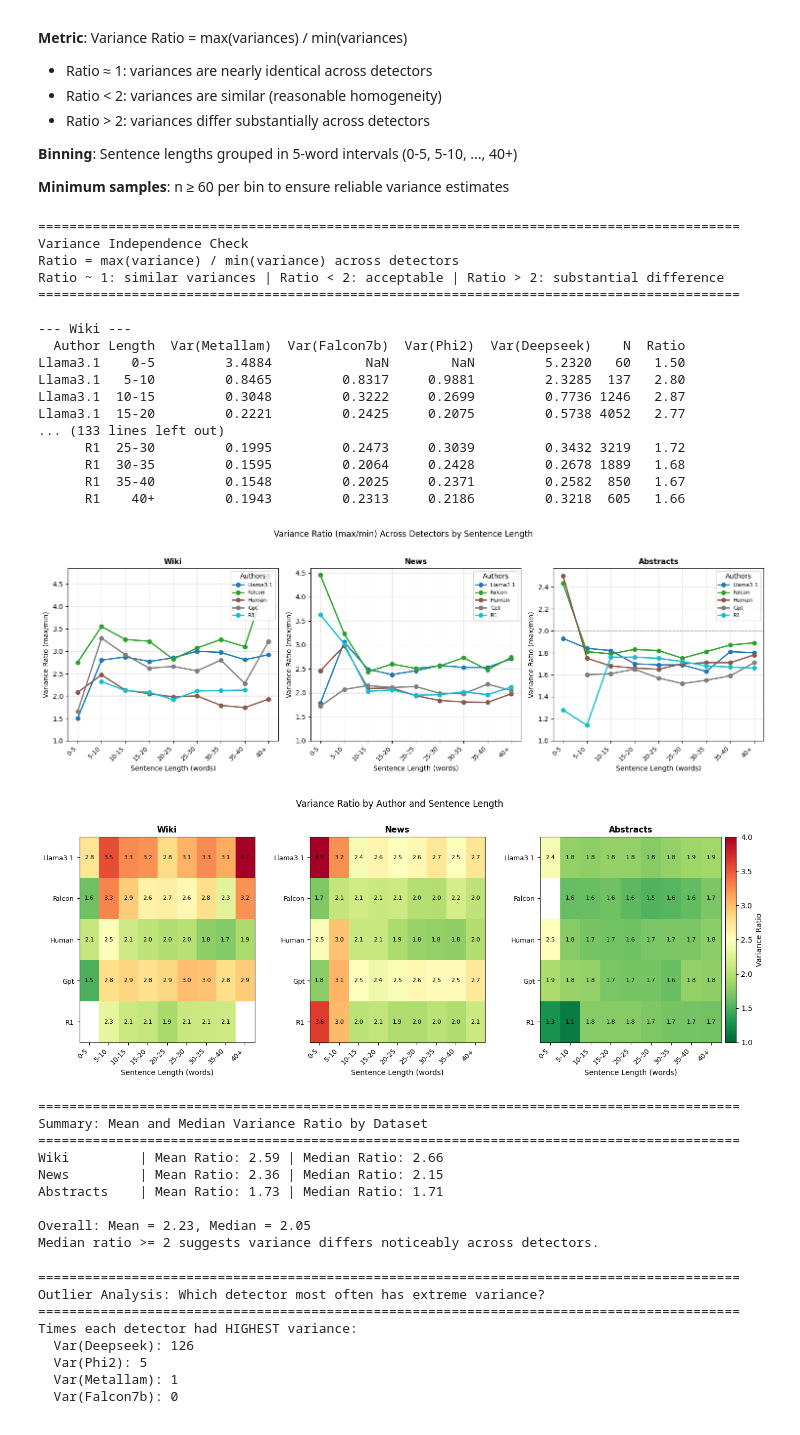
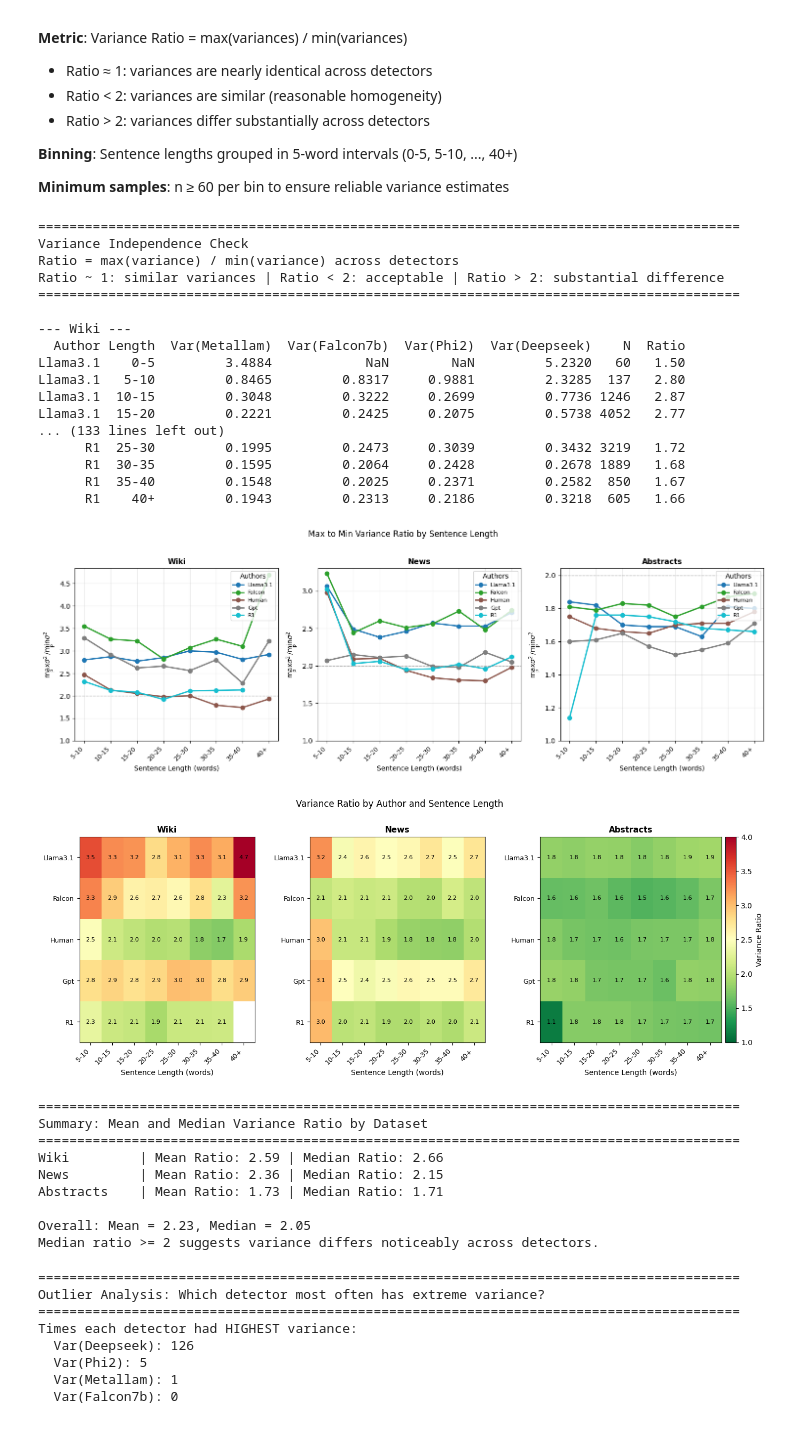
Before and after one commit to AdamVinestock/NLP-Authorship-Attribution, a Jupyter notebook: analysis/variance_independence_check.ipynb, the cells around one changed output. Cells and saved outputs as stored; diff of their text form; code cells hidden in the pictures.

```diff
--- a/analysis/variance_independence_check.ipynb
+++ b/analysis/variance_independence_check.ipynb
@@ -169,14 +169,20 @@ def analyze_variance_by_author_length(dataset_paths, dataset_name):
     return pd.DataFrame(results), detector_names, author_names
 
 
-def plot_ratio_line_by_author(results_df, dataset_name, ax):
+def plot_ratio_line_by_author(results_df, dataset_name, ax, skip_first_bin=True):
     """Line plot showing variance ratio across sentence lengths for each author."""
     authors = results_df['Author'].unique()
     lengths = results_df['Length'].unique()
+
+    # Skip first bin (0-5) to avoid skewing the visualization
+    if skip_first_bin:
+        lengths = lengths[1:]
+
     colors = plt.cm.tab10(np.linspace(0, 1, len(authors)))
 
     for i, author in enumerate(authors):
         author_data = results_df[results_df['Author'] == author]
+        author_data = author_data[author_data['Length'].isin(lengths)]
         ratios = author_data['Ratio'].values
         ax.plot(range(len(lengths)), ratios, marker='o', label=author, color=colors[i], linewidth=2, markersize=6)
 
@@ -184,17 +190,22 @@ def plot_ratio_line_by_author(results_df, dataset_name, ax):
     ax.set_xticks(range(len(lengths)))
     ax.set_xticklabels(lengths, rotation=45, ha='right', fontsize=9)
     ax.set_xlabel('Sentence Length (words)', fontsize=10)
-    ax.set_ylabel('Variance Ratio (max/min)', fontsize=10)
+    ax.set_ylabel(r'$\max_{\mathrm{P}} \sigma^2 / \min_{\mathrm{P}} \sigma^2$', fontsize=10)
     ax.set_title(f'{dataset_name}', fontsize=11, fontweight='bold')
     ax.legend(fontsize=8, loc='upper right', title='Authors')
     ax.grid(True, alpha=0.3)
     ax.set_ylim(1, None)
 
 
-def plot_ratio_heatmap(results_df, dataset_name, ax):
+def plot_ratio_heatmap(results_df, dataset_name, ax, skip_first_bin=True):
     """Heatmap showing variance ratio by author and sentence length."""
     authors = results_df['Author'].unique()
     lengths = results_df['Length'].unique()
+
+    # Skip first bin (0-5) to avoid skewing the visualization
+    if skip_first_bin:
+        lengths = lengths[1:]
+        results_df = results_df[results_df['Length'].isin(lengths)]
 
     pivot = results_df.pivot(index='Author', columns='Length', values='Ratio')
     pivot = pivot[lengths]
@@ -265,9 +276,9 @@ fig, axes = plt.subplots(1, 3, figsize=(15, 5))
 plot_ratio_line_by_author(wiki_results, 'Wiki', axes[0])
 plot_ratio_line_by_author(news_results, 'News', axes[1])
 plot_ratio_line_by_author(abstracts_results, 'Abstracts', axes[2])
-plt.suptitle('Variance Ratio (max/min) Across Detectors by Sentence Length', fontsize=12, y=1.02)
+plt.suptitle('Max to Min Variance Ratio by Sentence Length', fontsize=12, y=1.02)
 plt.tight_layout()
-plt.savefig('images/variance_ratio_by_length.png', dpi=150, bbox_inches='tight')
+plt.savefig('../images/variance_ratio_by_length.png', dpi=150, bbox_inches='tight')
 plt.show()
 
 # Plot 2: Heatmaps showing variance ratio by author and length
@@ -281,7 +292,7 @@ cbar.set_label('Variance Ratio', fontsize=10)
 
 plt.suptitle('Variance Ratio by Author and Sentence Length', fontsize=12, y=1.02)
 plt.subplots_adjust(wspace=0.3)
-plt.savefig('images/variance_ratio_heatmap.png', dpi=150, bbox_inches='tight')
+plt.savefig('../images/variance_ratio_heatmap.png', dpi=150, bbox_inches='tight')
 plt.show()
 
 # Summary statistics
@@ -291,35 +302,35 @@ print("="*90)
 for name, df in [('Wiki', wiki_results), ('News', news_results), ('Abstracts', abstracts_results)]:
     mean_ratio = df['Ratio'].mean()
     median_ratio = df['Ratio'].median()
     print(f"{name:12} | Mean Ratio: {mean_ratio:.2f} | Median Ratio: {median_ratio:.2f}")
 
 overall_mean = pd.concat([wiki_results['Ratio'], news_results['Ratio'], abstracts_results['Ratio']]).mean()
 overall_median = pd.concat([wiki_results['Ratio'], news_results['Ratio'], abstracts_results['Ratio']]).median()
 print(f"\nOverall: Mean = {overall_mean:.2f}, Median = {overall_median:.2f}")
 if overall_median < 2:
     print("Median ratio < 2 suggests variance is reasonably consistent across detectors.")
 else:
     print("Median ratio >= 2 suggests variance differs noticeably across detectors.")
 # %% [output]
 ==========================================================================================
 Variance Independence Check
 Ratio = max(variance) / min(variance) across detectors
 Ratio ~ 1: similar variances | Ratio < 2: acceptable | Ratio > 2: substantial difference
 ==========================================================================================
 
 --- Wiki ---
   Author Length  Var(Metallam)  Var(Falcon7b)  Var(Phi2)  Var(Deepseek)    N  Ratio
 Llama3.1    0-5         3.4884            NaN        NaN         5.2320   60   1.50
 Llama3.1   5-10         0.8465         0.8317     0.9881         2.3285  137   2.80
 Llama3.1  10-15         0.3048         0.3222     0.2699         0.7736 1246   2.87
 Llama3.1  15-20         0.2221         0.2425     0.2075         0.5738 4052   2.77
 ... (133 lines left out)
       R1  25-30         0.1995         0.2473     0.3039         0.3432 3219   1.72
       R1  30-35         0.1595         0.2064     0.2428         0.2678 1889   1.68
       R1  35-40         0.1548         0.2025     0.2371         0.2582  850   1.67
       R1    40+         0.1943         0.2313     0.2186         0.3218  605   1.66
-[figure, old version]
+[figure, new version]
-[figure, old version]
+[figure, new version]
 ==========================================================================================
 Summary: Mean and Median Variance Ratio by Dataset
 ==========================================================================================
```
Also changed, not shown: parts of 2 cells of this notebook, 5 other files.
